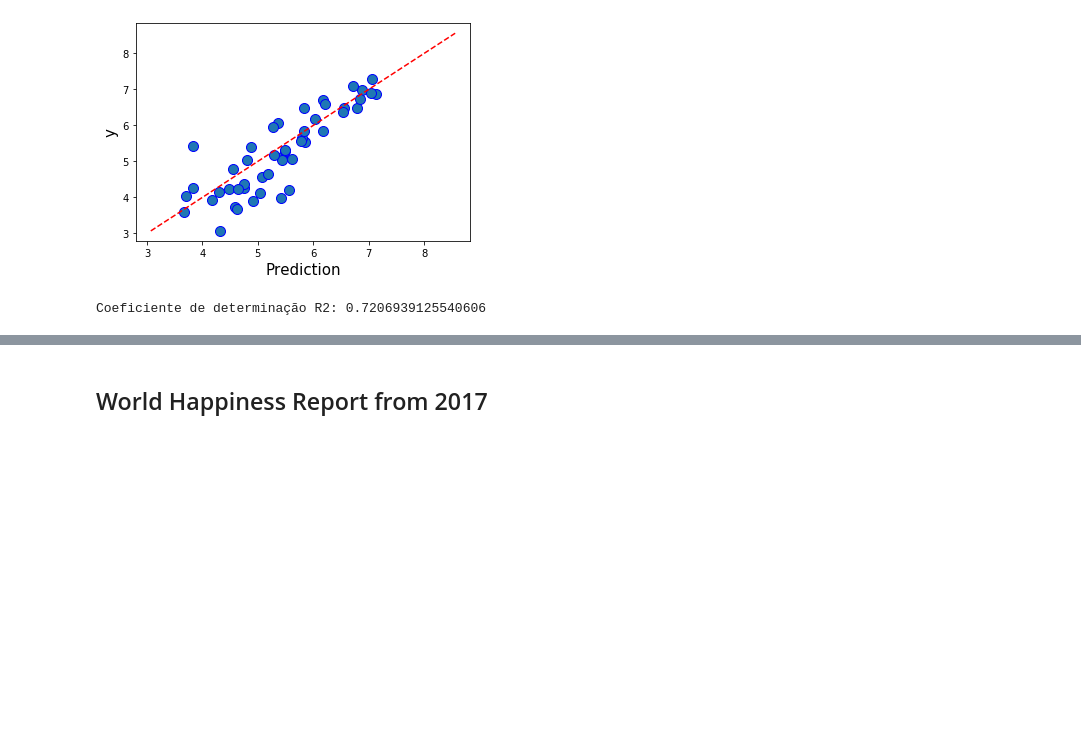
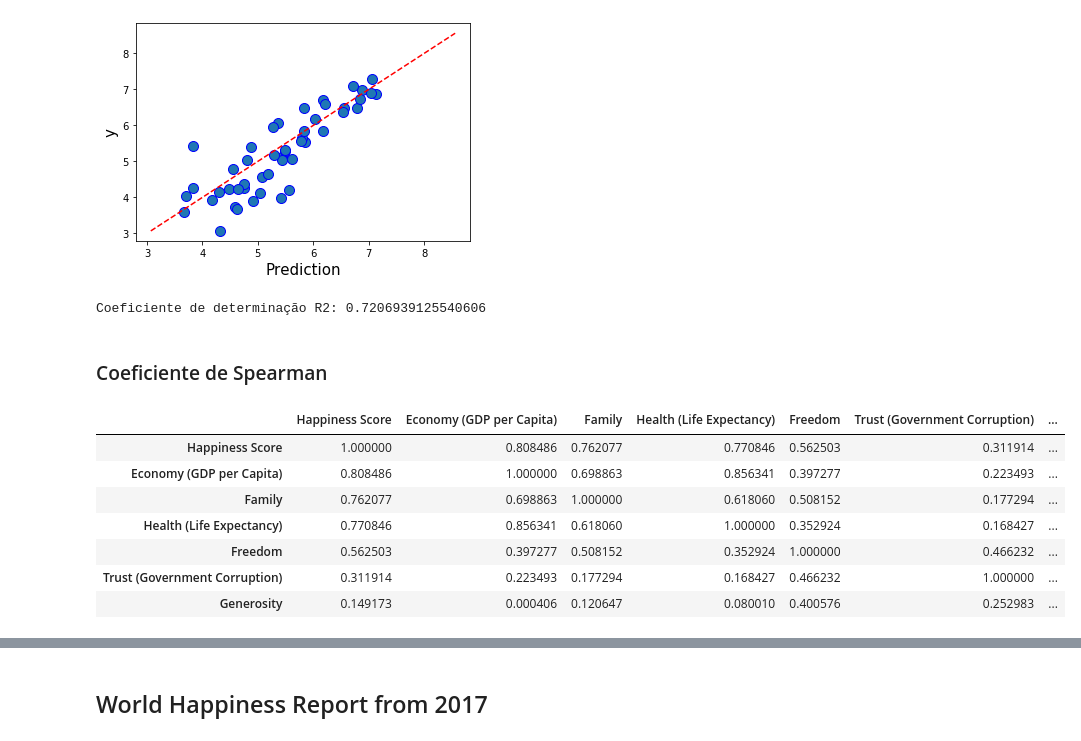
Before and after one commit to WebisD/DatasetAnalysisProject, a Jupyter notebook: main.ipynb, the cells around one changed output, grey strips where cells are left out. Saved outputs shown, nothing was run; the diff lists cells and outputs as text; code cells hidden in the pictures; blank space fills up the shorter version.

```diff
--- a/main.ipynb
+++ b/main.ipynb
@@ -93,3 +119,16 @@ data2016.R2coefficient()
 # %% [output]
 [figure]
 Coeficiente de determinação R2: 0.7206939125540606
+# %% [markdown]
+### Coeficiente de Spearman
+# %%
+data2016.spearmanCorrelation()
+# %% [output]
+|  | Happiness Score | Economy (GDP per Capita) | Family | Health (Life Expectancy) | Freedom | Trust (Government Corruption) | ... |
+| Happiness Score | 1.000000 | 0.808486 | 0.762077 | 0.770846 | 0.562503 | 0.311914 | ... |
+| Economy (GDP per Capita) | 0.808486 | 1.000000 | 0.698863 | 0.856341 | 0.397277 | 0.223493 | ... |
+| Family | 0.762077 | 0.698863 | 1.000000 | 0.618060 | 0.508152 | 0.177294 | ... |
+| Health (Life Expectancy) | 0.770846 | 0.856341 | 0.618060 | 1.000000 | 0.352924 | 0.168427 | ... |
+| Freedom | 0.562503 | 0.397277 | 0.508152 | 0.352924 | 1.000000 | 0.466232 | ... |
+| Trust (Government Corruption) | 0.311914 | 0.223493 | 0.177294 | 0.168427 | 0.466232 | 1.000000 | ... |
+| Generosity | 0.149173 | 0.000406 | 0.120647 | 0.080010 | 0.400576 | 0.252983 | ... |
```
Also changed, not shown: parts of 18 cells of this notebook, 1 other file.
